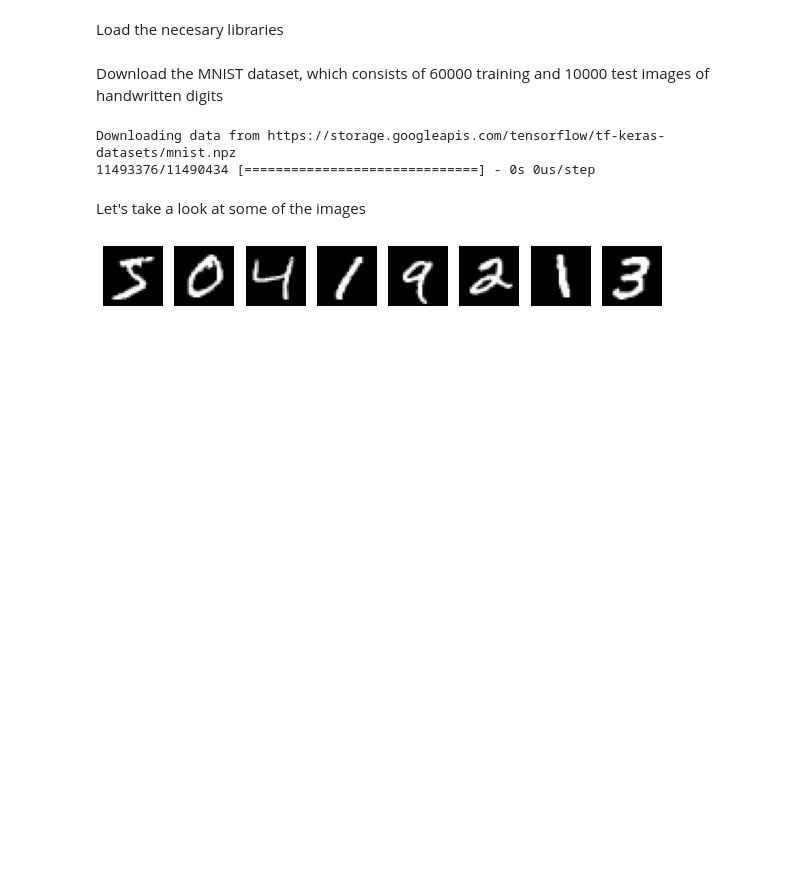
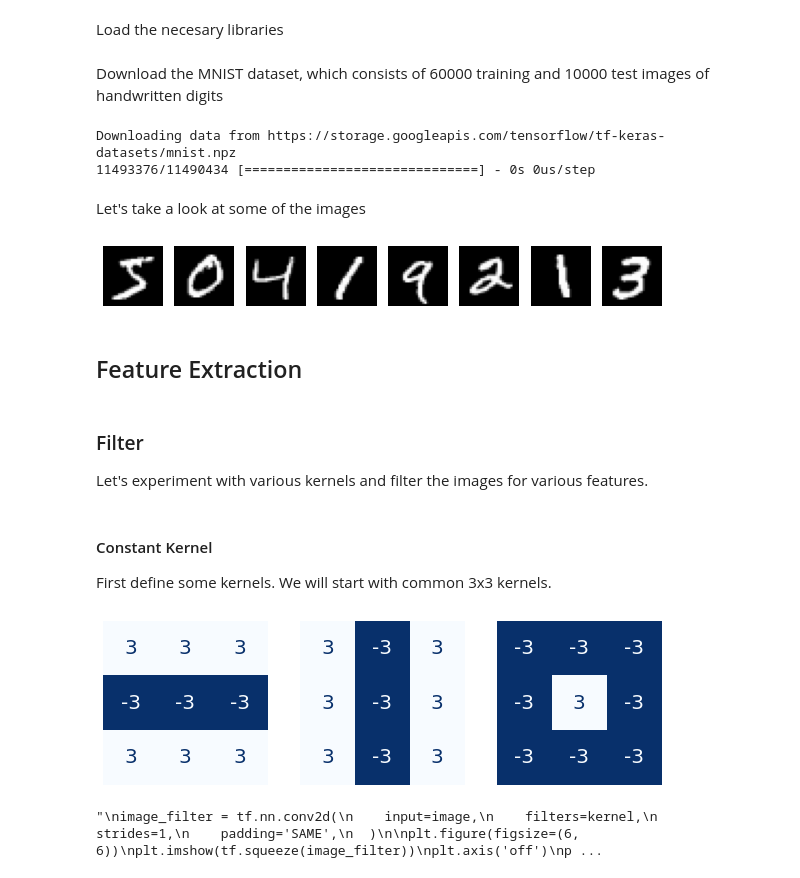
Before and after one commit to maxzirps/mnist, a Jupyter notebook: MNIST.ipynb, the cells around one changed output. Drawn from its saved outputs; the diff is of its cells as text; code cells hidden in the pictures; blank space fills up the shorter version.

Commit message:
Start with creation of kernels

```diff
--- a/MNIST.ipynb
+++ b/MNIST.ipynb
@@ -25,7 +28,7 @@ Let's take a look at some of the images
 # %%
 nr_of_images = 8
 
-fig = plt.figure(figsize=(10, 7))
+fig = plt.figure(figsize=(10,10))
 
 for i in range(nr_of_images):
   fig.add_subplot(1, nr_of_images, i+1)
@@ -33,3 +36,9 @@ for i in range(nr_of_images):
   plt.axis('off')
 # %% [output]
 [figure]
+# %% [markdown]
+## Feature Extraction
+# %% [markdown]
+### Filter
+
+Let's experiment with various kernels and filter the images for various features.
@@ -35,0 +79,47 @@ for i in range(nr_of_images):
+# %% [markdown]
+#### Constant Kernel
+First define some kernels. We will start with common 3x3 kernels.
+# %%
+kernel1 = tf.constant([
+      [3,3,3],
+      [-3,-3,-3],
+      [3,3,3]
+])
+
+kernel2 = tf.constant([
+      [3,-3,3],
+      [3,-3,3],
+      [3,-3,3]
+])
+
+kernel3 = tf.constant([
+      [-3,-3,-3],
+      [-3,3,-3],
+      [-3,-3,-3]
+])
+
+constant_kernels = [kernel1, kernel2, kernel3]
+
+plot_kernels(constant_kernels)
+# %% [output]
+[figure, added]
+# %%
+image = x_train[0]
+kernel = constant_kernels[0]
+
+
+"""
+image_filter = tf.nn.conv2d(
+    input=image,
+    filters=kernel,
+    strides=1,
+    padding='SAME',
+  )
+
+plt.figure(figsize=(6, 6))
+plt.imshow(tf.squeeze(image_filter))
+plt.axis('off')
+plt.show();
+"""
+# %% [output]
+"\nimage_filter = tf.nn.conv2d(\n    input=image,\n    filters=kernel,\n    strides=1,\n    padding='SAME',\n  )\n\nplt.figure(figsize=(6, 6))\nplt.imshow(tf.squeeze(image_filter))\nplt.axis('off')\np ...
```
Also changed, not shown: parts of 5 cells of this notebook.
